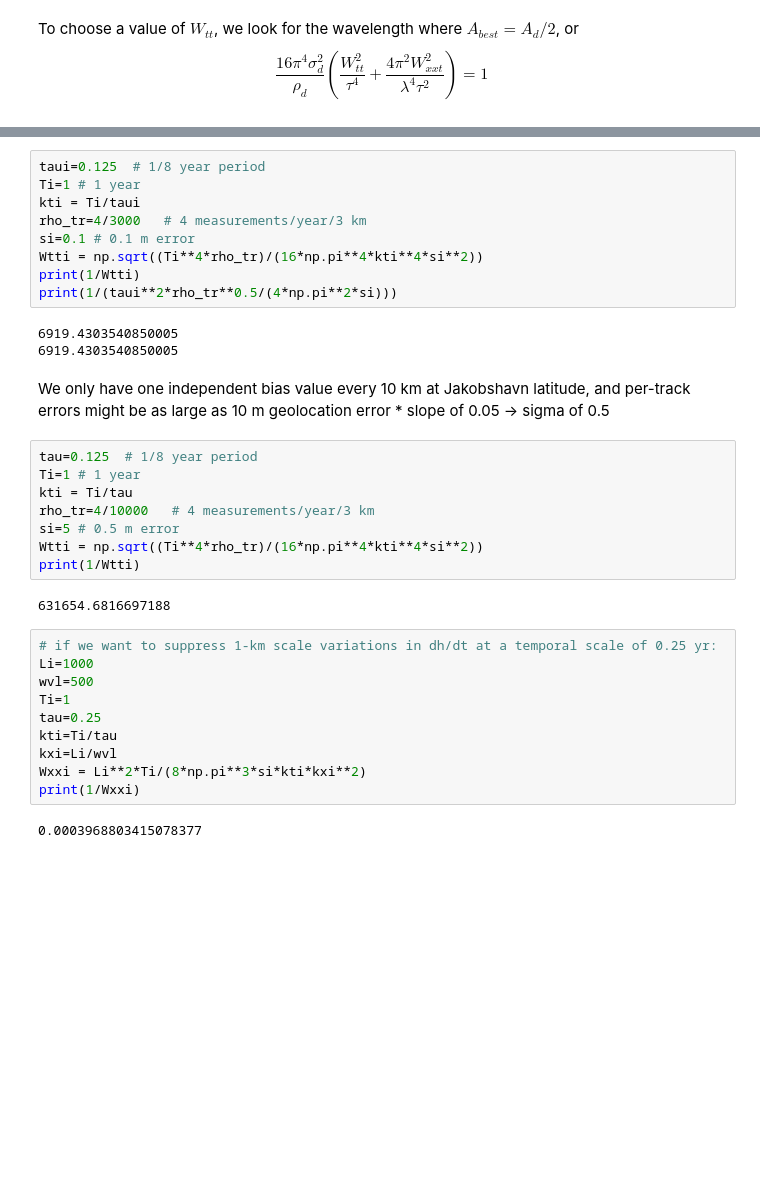
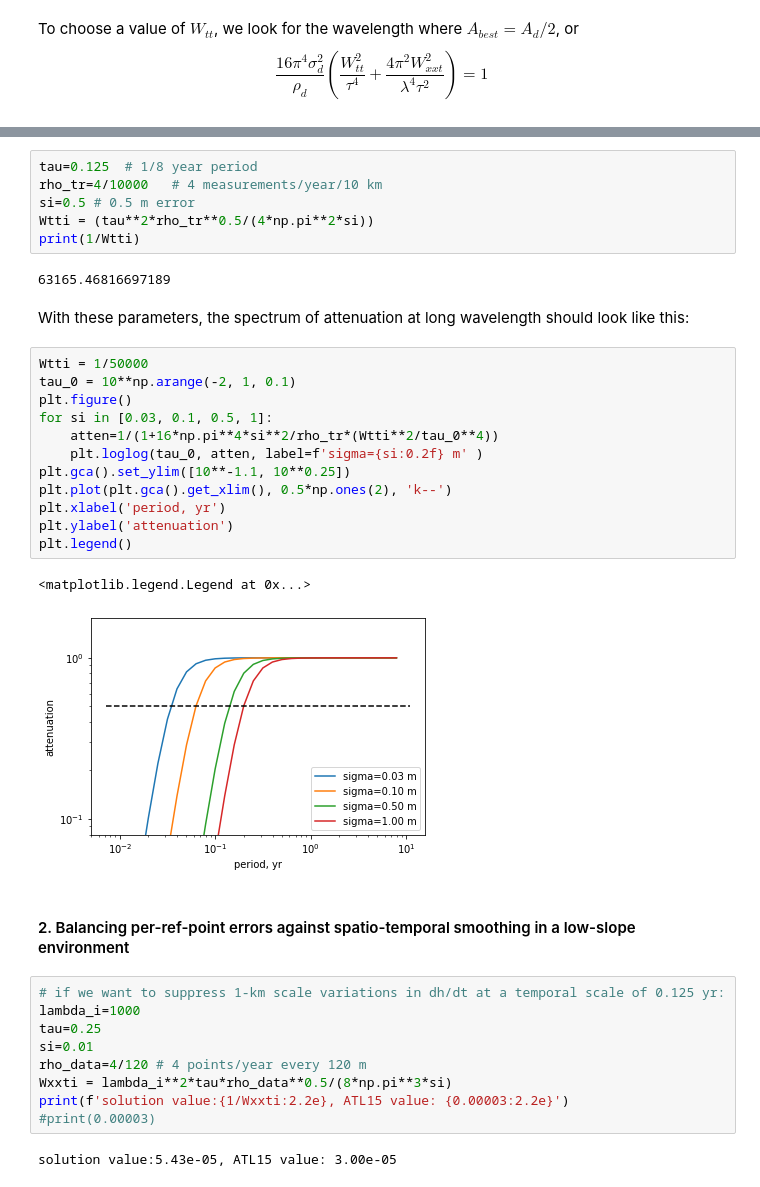
Before and after one commit to SmithB/surfaceChange, a Jupyter notebook: notebooks/attenuation_curves.ipynb, the cells around one changed output, grey strips where cells are left out. Drawn from its saved outputs; the diff is of its cells as text; blank space fills up the shorter version.

```diff
--- a/notebooks/attenuation_curves.ipynb
+++ b/notebooks/attenuation_curves.ipynb
@@ -107,36 +155,38 @@ $$ W_{tt} = \frac{\tau^2\rho^{1/2}}{4 \pi^2 \sigma_d}$$
 # %%
-taui=0.125  # 1/8 year period
-Ti=1 # 1 year
-kti = Ti/taui
-rho_tr=4/3000   # 4 measurements/year/3 km
-si=0.1 # 0.1 m error
-Wtti = np.sqrt((Ti**4*rho_tr)/(16*np.pi**4*kti**4*si**2))
+tau=0.125  # 1/8 year period
+rho_tr=4/10000   # 4 measurements/year/10 km
+si=0.5 # 0.5 m error
+Wtti = (tau**2*rho_tr**0.5/(4*np.pi**2*si))
 print(1/Wtti)
-print(1/(taui**2*rho_tr**0.5/(4*np.pi**2*si)))
 # %% [output]
-6919.4303540850005
-6919.4303540850005
+63165.46816697189
-# %% [markdown]
-We only have one independent bias value every 10 km at Jakobshavn latitude, and per-track errors might be as large as 10 m geolocation error * slope of 0.05 -> sigma of 0.5
-# %%
-tau=0.125  # 1/8 year period
-Ti=1 # 1 year
-kti = Ti/tau
-rho_tr=4/10000   # 4 measurements/year/3 km
-si=5 # 0.5 m error
-Wtti = np.sqrt((Ti**4*rho_tr)/(16*np.pi**4*kti**4*si**2))
-print(1/Wtti)
-# %% [output]
-631654.6816697188
+# %% [markdown]
+With these parameters, the spectrum of attenuation at long wavelength should look like this:
+# %%
+Wtti = 1/50000
+tau_0 = 10**np.arange(-2, 1, 0.1)
+plt.figure()
+for si in [0.03, 0.1, 0.5, 1]:
+    atten=1/(1+16*np.pi**4*si**2/rho_tr*(Wtti**2/tau_0**4))
+    plt.loglog(tau_0, atten, label=f'sigma={si:0.2f} m' )
+plt.gca().set_ylim([10**-1.1, 10**0.25])
+plt.plot(plt.gca().get_xlim(), 0.5*np.ones(2), 'k--')
+plt.xlabel('period, yr')
+plt.ylabel('attenuation')
+plt.legend()
+# %% [output]
+<matplotlib.legend.Legend at 0x...>
+[figure, added]
+# %% [markdown]
+#### 2.  Balancing per-ref-point errors against spatio-temporal smoothing in a low-slope environment
 # %%
-# if we want to suppress 1-km scale variations in dh/dt at a temporal scale of 0.25 yr:
-Li=1000
-wvl=500
-Ti=1
+# if we want to suppress 1-km scale variations in dh/dt at a temporal scale of 0.125 yr:
+lambda_i=1000
 tau=0.25
-kti=Ti/tau
-kxi=Li/wvl
-Wxxi = Li**2*Ti/(8*np.pi**3*si*kti*kxi**2)
-print(1/Wxxi)
+si=0.01
+rho_data=4/120 # 4 points/year every 120 m
+Wxxti = lambda_i**2*tau*rho_data**0.5/(8*np.pi**3*si)
+print(f'solution value:{1/Wxxti:2.2e}, ATL15 value: {0.00003:2.2e}')
+#print(0.00003)
 # %% [output]
-0.0003968803415078377
+solution value:5.43e-05, ATL15 value: 3.00e-05
```
Also changed, not shown: parts of 20 cells of this notebook, 1 other file.
